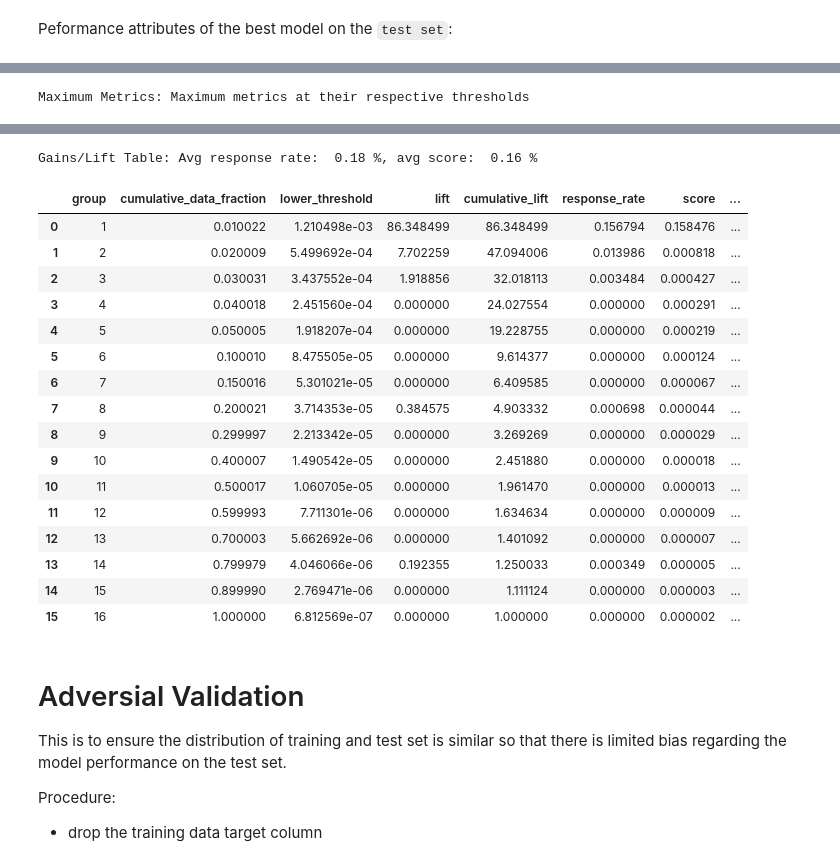
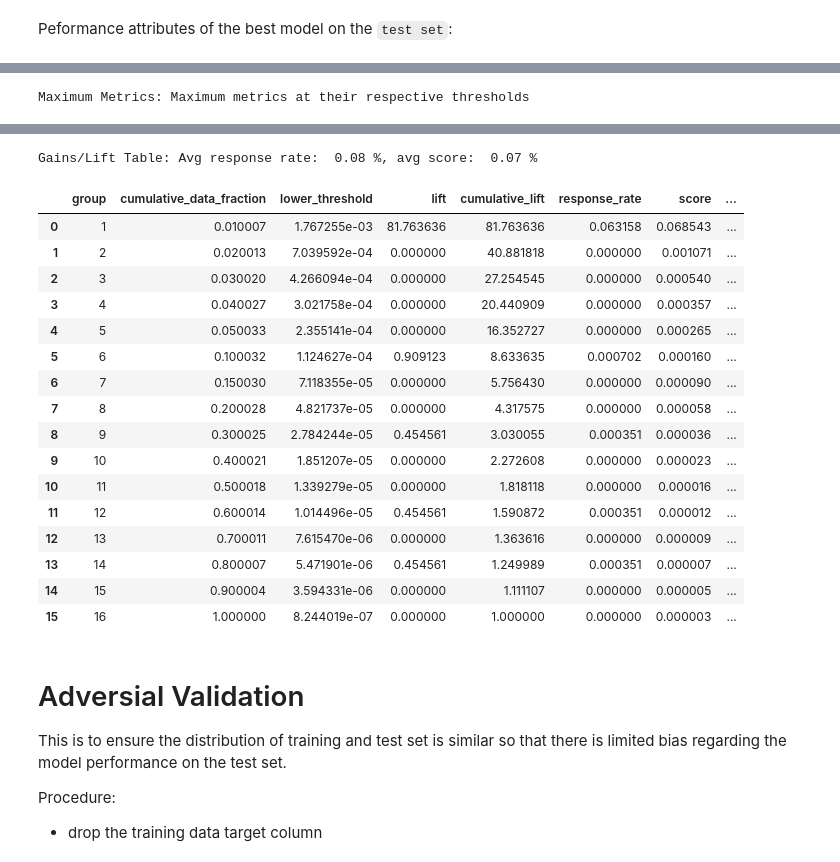
Before and after one commit to Realvincentyuan/Machine_Learning_Lab, a Jupyter notebook: creditcard-fraud-prediction.ipynb, the cells around one changed output, grey strips where cells are left out. Saved outputs shown, nothing was run; the diff lists cells and outputs as text; code cells hidden in the pictures.

```diff
--- a/creditcard-fraud-prediction.ipynb
+++ b/creditcard-fraud-prediction.ipynb
@@ -122 +206,11 @@ scaled = scaler.fit_transform(X)
+# %%
+train_X = train_set.drop("Class", axis=1)
+train_y = train_set["Class"]
+
+oot_X = oot_set.drop("Class", axis=1)
+oot_y = oot_set["Class"]
+
+# Deep copy by default
+scaled_train_X = scaler.fit_transform(train_X)
+scaled_oot_X = scaler.transform(oot_X)
 # %%
@@ -186,0 +284,11 @@ Warning: Your H2O cluster version is too old (1 year and 23 days)! Please downlo
+# %%
+train_X_frame = h2o.H2OFrame(scaled_train_X)
+train_y_frame = h2o.H2OFrame(np.array(train_y))
+
+
+oot_X_frame = h2o.H2OFrame(scaled_oot_X)
+oot_y_frame = h2o.H2OFrame(np.array(oot_y))
+
+# Concatenate the labels to the features
+train_h2o_df = train_X_frame.cbind(train_y_frame)
+oot_h2o_df = oot_X_frame.cbind(oot_y_frame)
@@ -186,0 +302,3 @@ Warning: Your H2O cluster version is too old (1 year and 23 days)! Please downlo
+# %%
+train_h2o_df['C110'] = train_h2o_df['C110'].asfactor()
+oot_h2o_df['C110'] = oot_h2o_df['C110'].asfactor()
@@ -187,16 +307,9 @@ Warning: Your H2O cluster version is too old (1 year and 23 days)! Please downlo
 # %%
 # Construct the h2o data frame and split the data into train/valid/test set with 0.7/0.2/0.1 ratio
 
-X_frame = h2o.H2OFrame(scaled)
-y_frame = h2o.H2OFrame(np.array(y))
+train_frame, valid_frame = train_h2o_df.split_frame(
+    ratios=[0.8],
+    seed=1234
+)
 
-h2o_df = X_frame.cbind(y_frame)
-
-# set the target variable to be categorical
-h2o_df["C110"] = h2o_df["C110"].asfactor()
-
-train_frame, valid_frame, test_frame = h2o_df.split_frame(
-    ratios=[0.7,0.2],
-    seed=1234,
-    destination_frames=['train_frame.hex','valid_frame.hex','test_frame.hex']
-)
+test_frame = oot_h2o_df
@@ -684,7 +841,7 @@ xgboost prediction progress: |████████████████
 # %% [markdown]
 Peformance attributes of the best model on the `test set`:
 # %%
-xgb_cv_test_perf = xgb_cv.model_performance(test_frame)
+xgb_cv_test_perf = xgb_cv_2.model_performance(test_frame)
 print(f"F1 score of cross-validation: {xgb_cv_test_perf.F1()}")
 print(f"AUC of cross-validation: {xgb_cv_test_perf.auc()}")
 print(f"Recall of cross-validation: {xgb_cv_test_perf.recall()}")
@@ -732,21 +889,21 @@ Maximum Metrics: Maximum metrics at their respective thresholds
-Gains/Lift Table: Avg response rate:  0.18 %, avg score:  0.16 %
+Gains/Lift Table: Avg response rate:  0.08 %, avg score:  0.07 %
 |  | group | cumulative_data_fraction | lower_threshold | lift | cumulative_lift | response_rate | score | ... |
-| 0 | 1 | 0.010022 | 1.210498e-03 | 86.348499 | 86.348499 | 0.156794 | 0.158476 | ... |
-| 1 | 2 | 0.020009 | 5.499692e-04 | 7.702259 | 47.094006 | 0.013986 | 0.000818 | ... |
-| 2 | 3 | 0.030031 | 3.437552e-04 | 1.918856 | 32.018113 | 0.003484 | 0.000427 | ... |
-| 3 | 4 | 0.040018 | 2.451560e-04 | 0.000000 | 24.027554 | 0.000000 | 0.000291 | ... |
-| 4 | 5 | 0.050005 | 1.918207e-04 | 0.000000 | 19.228755 | 0.000000 | 0.000219 | ... |
-| 5 | 6 | 0.100010 | 8.475505e-05 | 0.000000 | 9.614377 | 0.000000 | 0.000124 | ... |
-| 6 | 7 | 0.150016 | 5.301021e-05 | 0.000000 | 6.409585 | 0.000000 | 0.000067 | ... |
-| 7 | 8 | 0.200021 | 3.714353e-05 | 0.384575 | 4.903332 | 0.000698 | 0.000044 | ... |
-| 8 | 9 | 0.299997 | 2.213342e-05 | 0.000000 | 3.269269 | 0.000000 | 0.000029 | ... |
-| 9 | 10 | 0.400007 | 1.490542e-05 | 0.000000 | 2.451880 | 0.000000 | 0.000018 | ... |
-| 10 | 11 | 0.500017 | 1.060705e-05 | 0.000000 | 1.961470 | 0.000000 | 0.000013 | ... |
-| 11 | 12 | 0.599993 | 7.711301e-06 | 0.000000 | 1.634634 | 0.000000 | 0.000009 | ... |
-| 12 | 13 | 0.700003 | 5.662692e-06 | 0.000000 | 1.401092 | 0.000000 | 0.000007 | ... |
-| 13 | 14 | 0.799979 | 4.046066e-06 | 0.192355 | 1.250033 | 0.000349 | 0.000005 | ... |
-| 14 | 15 | 0.899990 | 2.769471e-06 | 0.000000 | 1.111124 | 0.000000 | 0.000003 | ... |
-| 15 | 16 | 1.000000 | 6.812569e-07 | 0.000000 | 1.000000 | 0.000000 | 0.000002 | ... |
+| 0 | 1 | 0.010007 | 1.767255e-03 | 81.763636 | 81.763636 | 0.063158 | 0.068543 | ... |
+| 1 | 2 | 0.020013 | 7.039592e-04 | 0.000000 | 40.881818 | 0.000000 | 0.001071 | ... |
+| 2 | 3 | 0.030020 | 4.266094e-04 | 0.000000 | 27.254545 | 0.000000 | 0.000540 | ... |
+| 3 | 4 | 0.040027 | 3.021758e-04 | 0.000000 | 20.440909 | 0.000000 | 0.000357 | ... |
+| 4 | 5 | 0.050033 | 2.355141e-04 | 0.000000 | 16.352727 | 0.000000 | 0.000265 | ... |
+| 5 | 6 | 0.100032 | 1.124627e-04 | 0.909123 | 8.633635 | 0.000702 | 0.000160 | ... |
+| 6 | 7 | 0.150030 | 7.118355e-05 | 0.000000 | 5.756430 | 0.000000 | 0.000090 | ... |
+| 7 | 8 | 0.200028 | 4.821737e-05 | 0.000000 | 4.317575 | 0.000000 | 0.000058 | ... |
+| 8 | 9 | 0.300025 | 2.784244e-05 | 0.454561 | 3.030055 | 0.000351 | 0.000036 | ... |
+| 9 | 10 | 0.400021 | 1.851207e-05 | 0.000000 | 2.272608 | 0.000000 | 0.000023 | ... |
+| 10 | 11 | 0.500018 | 1.339279e-05 | 0.000000 | 1.818118 | 0.000000 | 0.000016 | ... |
+| 11 | 12 | 0.600014 | 1.014496e-05 | 0.454561 | 1.590872 | 0.000351 | 0.000012 | ... |
+| 12 | 13 | 0.700011 | 7.615470e-06 | 0.000000 | 1.363616 | 0.000000 | 0.000009 | ... |
+| 13 | 14 | 0.800007 | 5.471901e-06 | 0.454561 | 1.249989 | 0.000351 | 0.000007 | ... |
+| 14 | 15 | 0.900004 | 3.594331e-06 | 0.000000 | 1.111107 | 0.000000 | 0.000005 | ... |
+| 15 | 16 | 1.000000 | 8.244019e-07 | 0.000000 | 1.000000 | 0.000000 | 0.000003 | ... |
 # %% [markdown]
 # Adversial Validation
 
```
Also changed, not shown: parts of 73 cells of this notebook.
